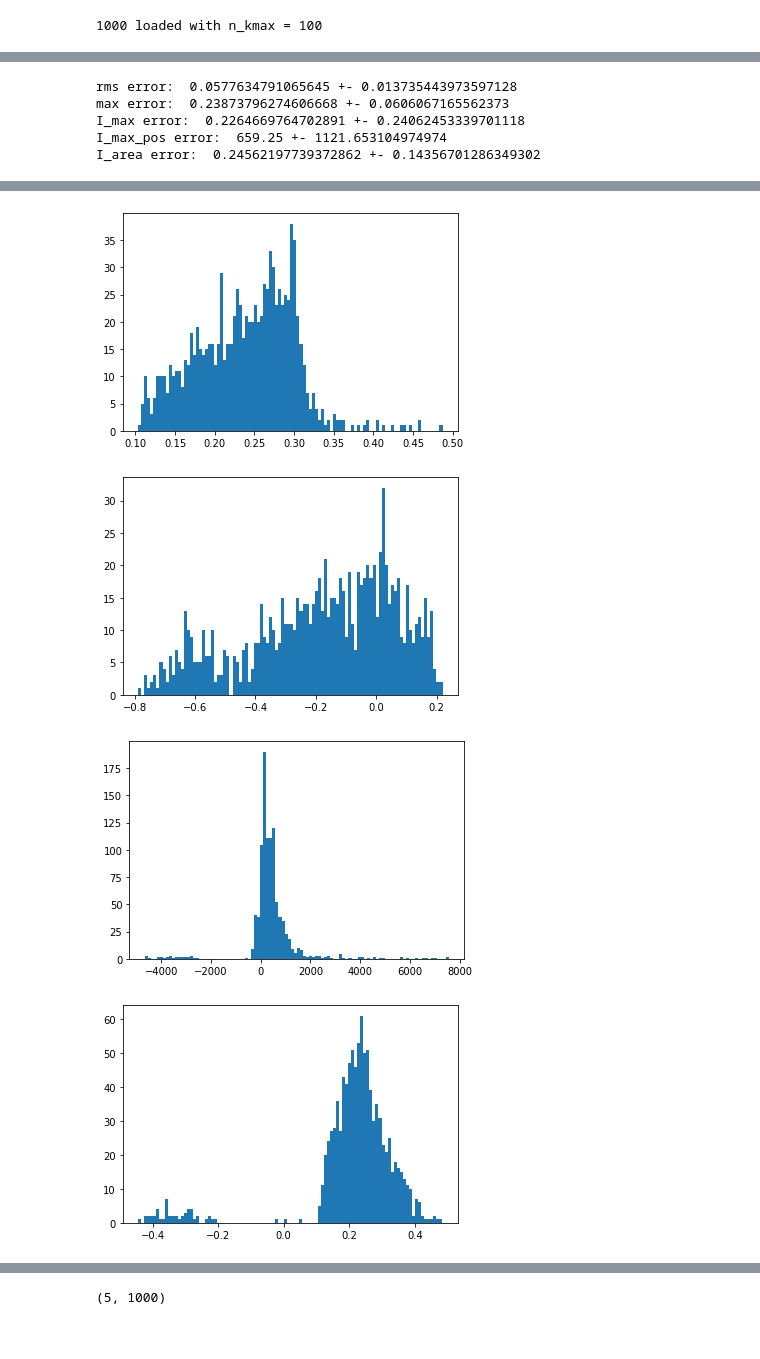
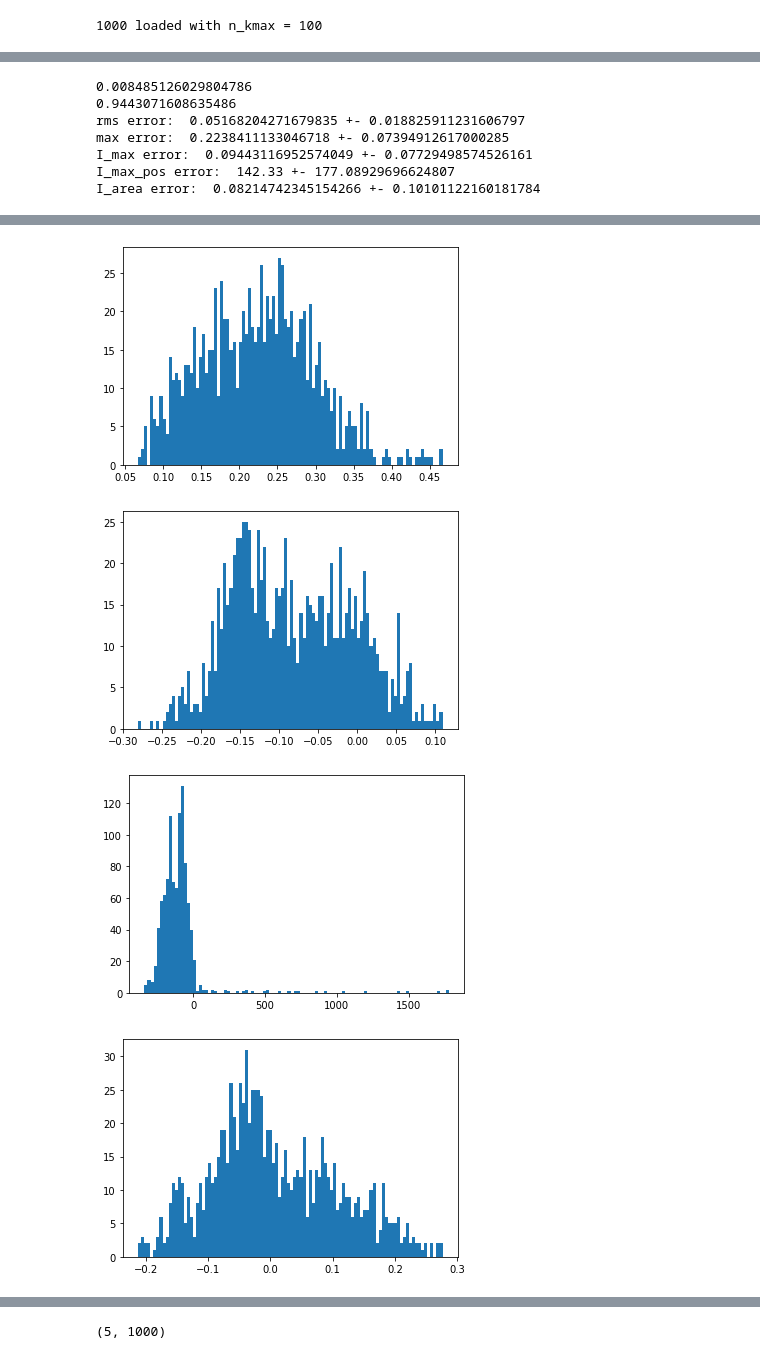
Before and after one commit to stmeinecke/derrom, a Jupyter notebook: PHELPH_wELPH_training.ipynb, the cells around one changed output, grey strips where cells are left out. Drawn from its saved outputs; the diff is of its cells as text; code cells hidden in the pictures.

Commit message:
messing around in the PHELPH notebooks

```diff
--- a/PHELPH_wELPH_training.ipynb
+++ b/PHELPH_wELPH_training.ipynb
@@ -17,7 +20,7 @@ import PHELPH
 # %%
 I_trajectories = derrom.utils.load_trajectories(filename='../PHELPH_I_kmax2.5_nkmax_100_n1000_v2.npz')
-el_trajectories = derrom.utils.load_trajectories(filename='../PHELPH_el_kmax2.5_nkmax_100_n1000_v5.npz')
-el_scattering = derrom.utils.load_trajectories(filename='../PHELPH_el_scat_kmax2.5_nkmax_100_n1000_v5.npz')
+el_trajectories = derrom.utils.load_trajectories(filename='../PHELPH_el_kmax2.5_nkmax_100_n1000_v6.npz')
+el_scattering = derrom.utils.load_trajectories(filename='../PHELPH_el_scat_kmax2.5_nkmax_100_n1000_v6.npz')
 
 n_sample = 1
 
@@ -51,13 +54,13 @@ dim_reducer = derrom.dim_reducers.SVD()
 
 scaler = derrom.scalers.standardize_scaler(1.0)
 transformer = derrom.transformers.ELM_features(ELM_nodes=1000)
-optimizer = derrom.optimizers.ridge(alpha=10.**5)
+optimizer = derrom.optimizers.ridge(alpha=10.**4)
 
 # scaler = derrom.scalers.normalize_scaler(0.1)
 # transformer = derrom.transformers.polynomial_features(order=2)
 # optimizer = derrom.optimizers.ridge(alpha=10.**-1)
 
-model = derrom.derrom(rdim=10, DE_l=2, intercept=True, full_hist=False,
+model = derrom.derrom(rdim=8, DE_l=2, intercept=True, full_hist=False,
                     optimizer=optimizer,
                     scaler=scaler,
                     dim_reducer=dim_reducer,
@@ -139,13 +140,13 @@ dim_reducer = derrom.dim_reducers.SVD()
 
 scaler = derrom.scalers.standardize_scaler(1.0)
 transformer = derrom.transformers.ELM_features(ELM_nodes=1000)
-optimizer = derrom.optimizers.ridge(alpha=10.**5)
+optimizer = derrom.optimizers.ridge(alpha=10.**4)
 
 # scaler = derrom.scalers.normalize_scaler(0.1)
 # transformer = derrom.transformers.polynomial_features(order=2)
 # optimizer = derrom.optimizers.ridge(alpha=10.**-2.)
 
-el_scat_model = derrom.derrom(rdim=6, DE_l=2, intercept=True, full_hist=False,
+el_scat_model = derrom.derrom(rdim=8, DE_l=2, intercept=True, full_hist=False,
                     optimizer=optimizer,
                     scaler=scaler,
                     dim_reducer=dim_reducer,
@@ -171,8 +172,8 @@ I_area error:  0.20056804146121682 +- 0.13557135831078565
 # %%
-# mean_I_max = np.mean([I.max() for I in I_trajectories])
-# print(mean_I_max)
-# mean_I_area = np.mean([np.sum(I) for I in I_trajectories])
-# print(mean_I_area)
+mean_I_max = np.mean([I.max() for I in I_trajectories])
+print(mean_I_max)
+mean_I_area = np.mean([np.sum(I) for I in I_trajectories])
+print(mean_I_area)
 
 
 print('rms error: ', str(np.mean(scores[0])) + ' +- ' + str(np.std(scores[0])) )
@@ -196,8 +197,10 @@ plt.show()
 plt.hist(scores[4]/mean_I_area,bins=len(scores[4])//10)
 plt.show()
 # %% [output]
-rms error:  0.0577634791065645 +- 0.013735443973597128
-max error:  0.23873796274606668 +- 0.0606067165562373
-I_max error:  0.2264669764702891 +- 0.24062453339701118
-I_max_pos error:  659.25 +- 1121.653104974974
-I_area error:  0.24562197739372862 +- 0.14356701286349302
+0.008485126029804786
+0.9443071608635486
+rms error:  0.05168204271679835 +- 0.018825911231606797
+max error:  0.2238411133046718 +- 0.07394912617000285
+I_max error:  0.09443116952574049 +- 0.07729498574526161
+I_max_pos error:  142.33 +- 177.08929696624807
+I_area error:  0.08214742345154266 +- 0.10101122160181784
@@ -205,7 +208,7 @@ I_area error:  0.24562197739372862 +- 0.14356701286349302
-[figure, old version]
+[figure, new version]
-[figure, old version]
+[figure, new version]
-[figure, old version]
+[figure, new version]
-[figure, old version]
+[figure, new version]
 # %%
 true_el_trajectories = derrom.utils.load_trajectories(filename='../PHELPH_el_kmax2.5_nkmax_100_n1000_v2.npz')
 
```
Also changed, not shown: parts of 11 cells of this notebook, 1 other file.
